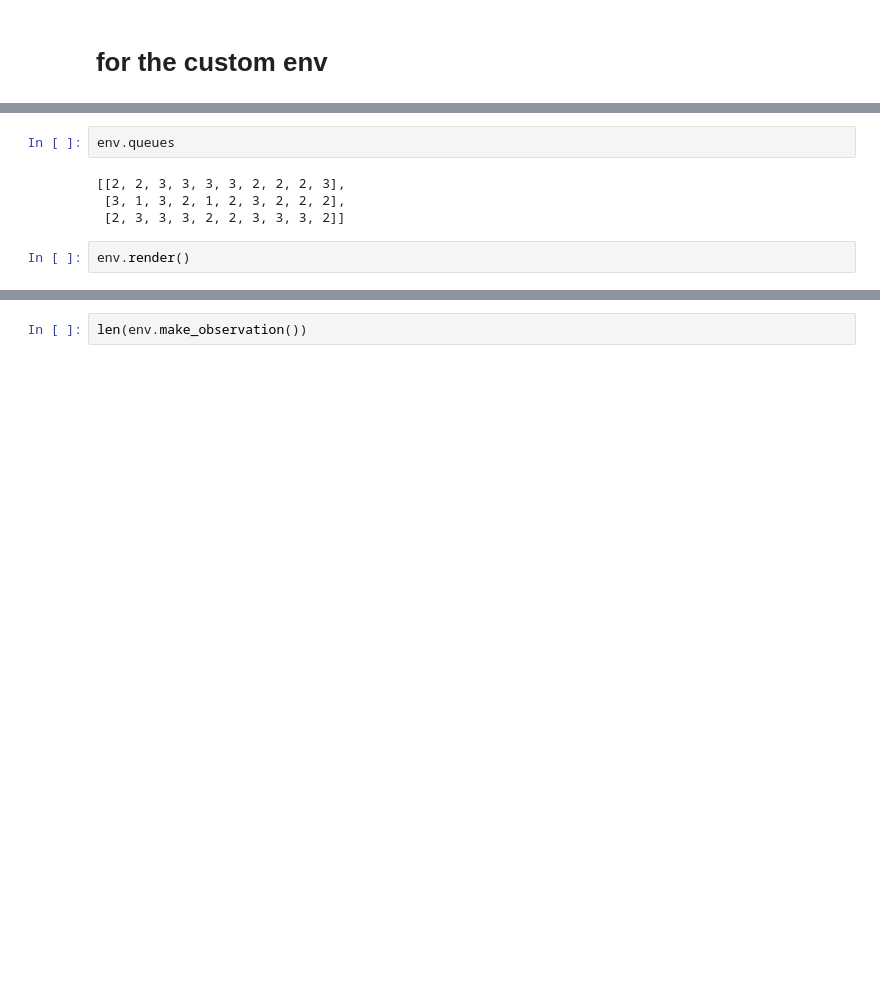
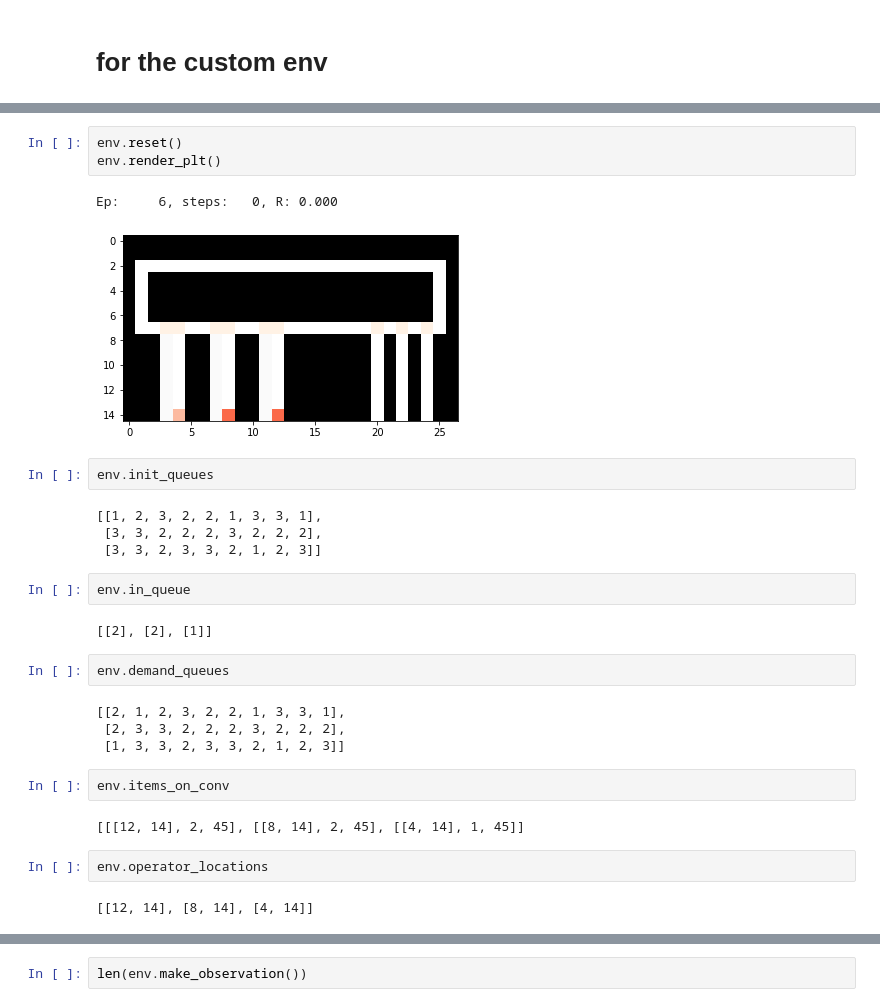
Before and after one commit to VincentFokker/RL, a Jupyter notebook: Env thinkering.ipynb, the cells around one changed output, grey strips where cells are left out. Cells and saved outputs as stored; diff of their text form; blank space fills up the shorter version.

```diff
--- a/Env thinkering.ipynb
+++ b/Env thinkering.ipynb
@@ -27,8 +38,30 @@ INFO:root:queues that are initialized: [[2, 2, 3, 3, 3, 3, 2, 2, 2, 3], [3, 1, 3
+# %%
+env.reset()
+env.render_plt()
+# %% [output]
+Ep:     6, steps:   0, R: 0.000
+[figure, added]
 # %%
-env.queues
+env.init_queues
 # %% [output]
-[[2, 2, 3, 3, 3, 3, 2, 2, 2, 3],
- [3, 1, 3, 2, 1, 2, 3, 2, 2, 2],
- [2, 3, 3, 3, 2, 2, 3, 3, 3, 2]]
+[[1, 2, 3, 2, 2, 1, 3, 3, 1],
+ [3, 3, 2, 2, 2, 3, 2, 2, 2],
+ [3, 3, 2, 3, 3, 2, 1, 2, 3]]
 # %%
-env.render()
+env.in_queue
+# %% [output]
+[[2], [2], [1]]
+# %%
+env.demand_queues
+# %% [output]
+[[2, 1, 2, 3, 2, 2, 1, 3, 3, 1],
+ [2, 3, 3, 2, 2, 2, 3, 2, 2, 2],
+ [1, 3, 3, 2, 3, 3, 2, 1, 2, 3]]
+# %%
+env.items_on_conv
+# %% [output]
+[[[12, 14], 2, 45], [[8, 14], 2, 45], [[4, 14], 1, 45]]
+# %%
+env.operator_locations
+# %% [output]
+[[12, 14], [8, 14], [4, 14]]
```
Also changed, not shown: parts of 15 cells of this notebook, 30 other files.
